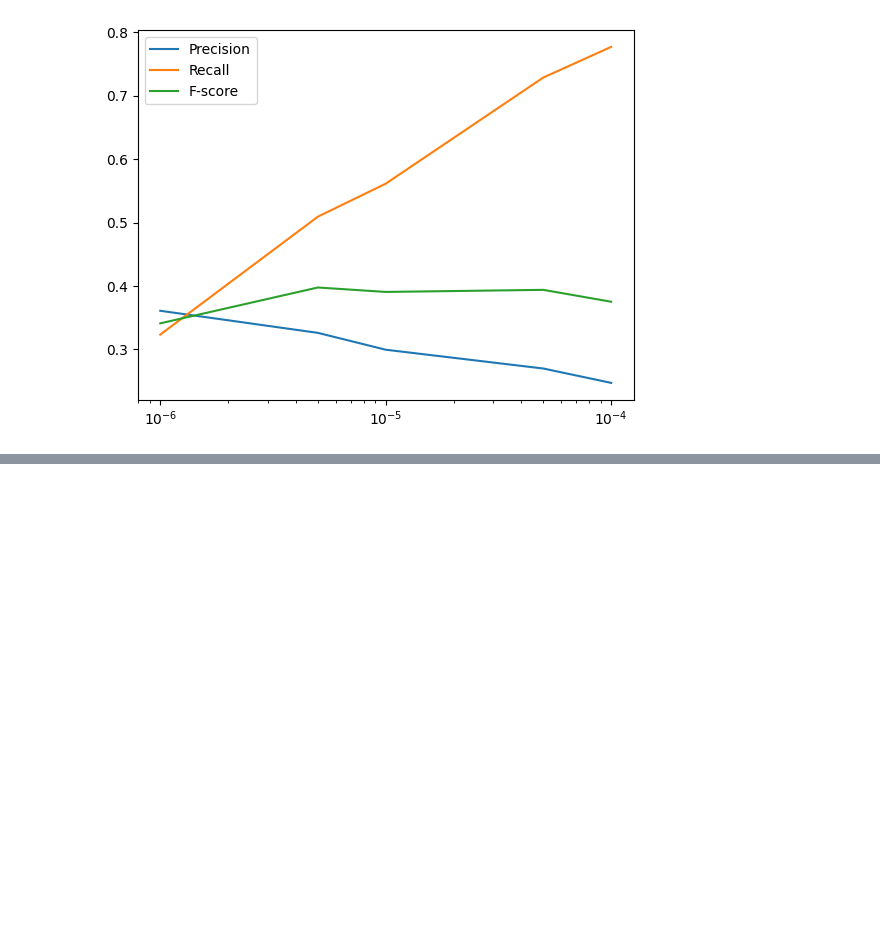
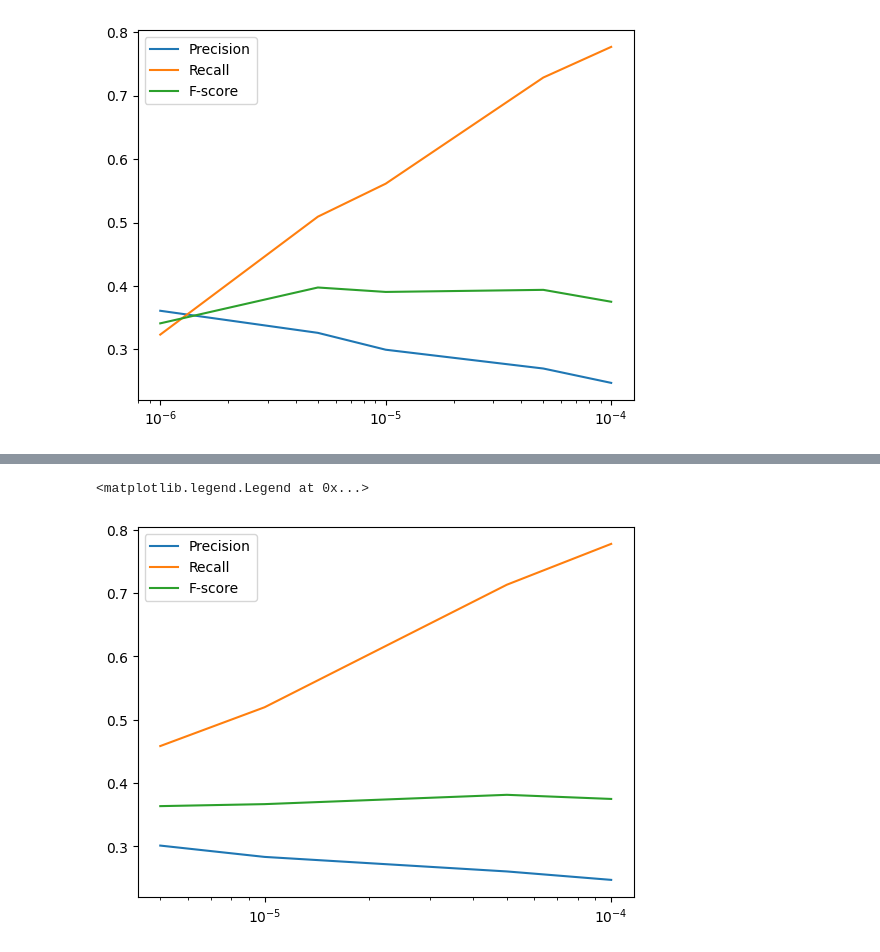
Before and after one commit to Miktima/bertnews, a Jupyter notebook: Fscore.ipynb, the cells around one changed output, grey strips where cells are left out. Drawn from its saved outputs; the diff is of its cells as text; code cells hidden in the pictures; blank space fills up the shorter version.

```diff
--- a/Fscore.ipynb
+++ b/Fscore.ipynb
@@ -142,0 +168,13 @@ ax.legend()
+# %%
+fig, ax = plt.subplots()
+treshold = [5e-6, 1e-5, 5e-5, 1e-4]
+prec = [0.3008474576271186, 0.28295254833040423, 0.26, 0.24667349027635618]
+recall = [0.45806451612903226, 0.5193548387096775, 0.7129032258064516, 0.7774193548387097]
+f1 = [0.3631713554987212, 0.36632536973833907, 0.3810344827586207, 0.37451437451437447]
+ax.semilogx(treshold, prec, label="Precision")
+ax.semilogx(treshold, recall, label="Recall")
+ax.semilogx(treshold, f1, label="F-score")
+ax.legend()
+# %% [output]
+<matplotlib.legend.Legend at 0x...>
+[figure, added]
```
Also changed, not shown: parts of 1 cell of this notebook, 3 other files.
